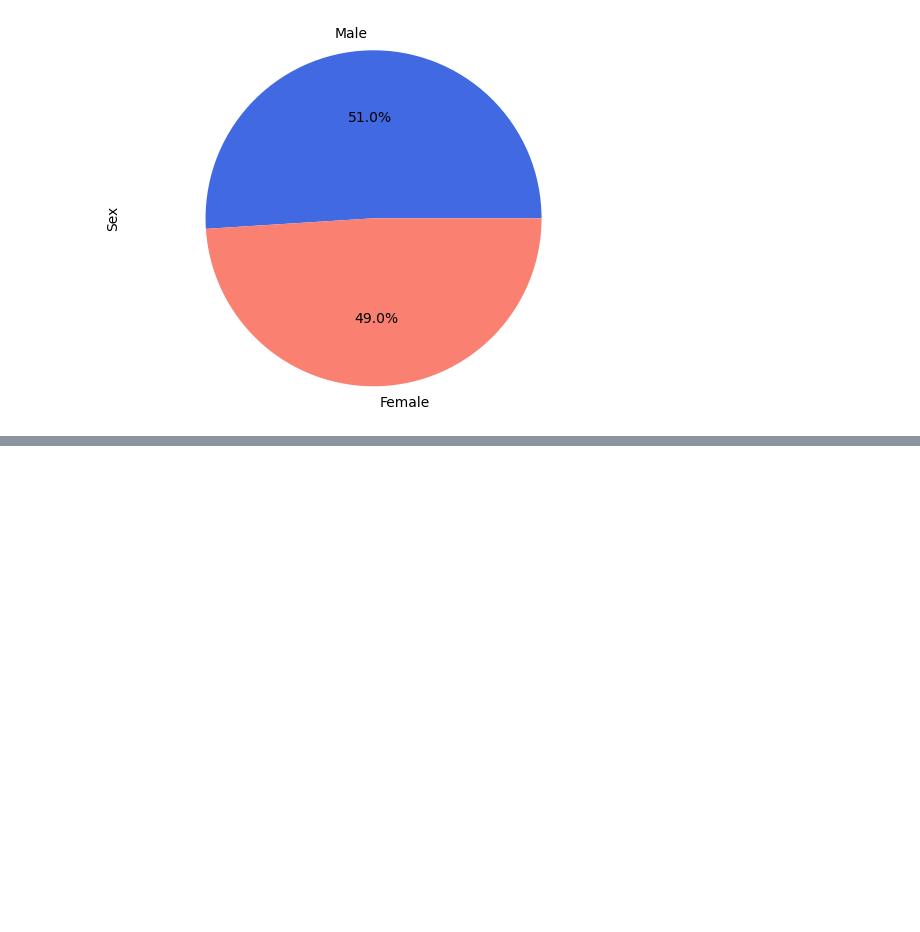
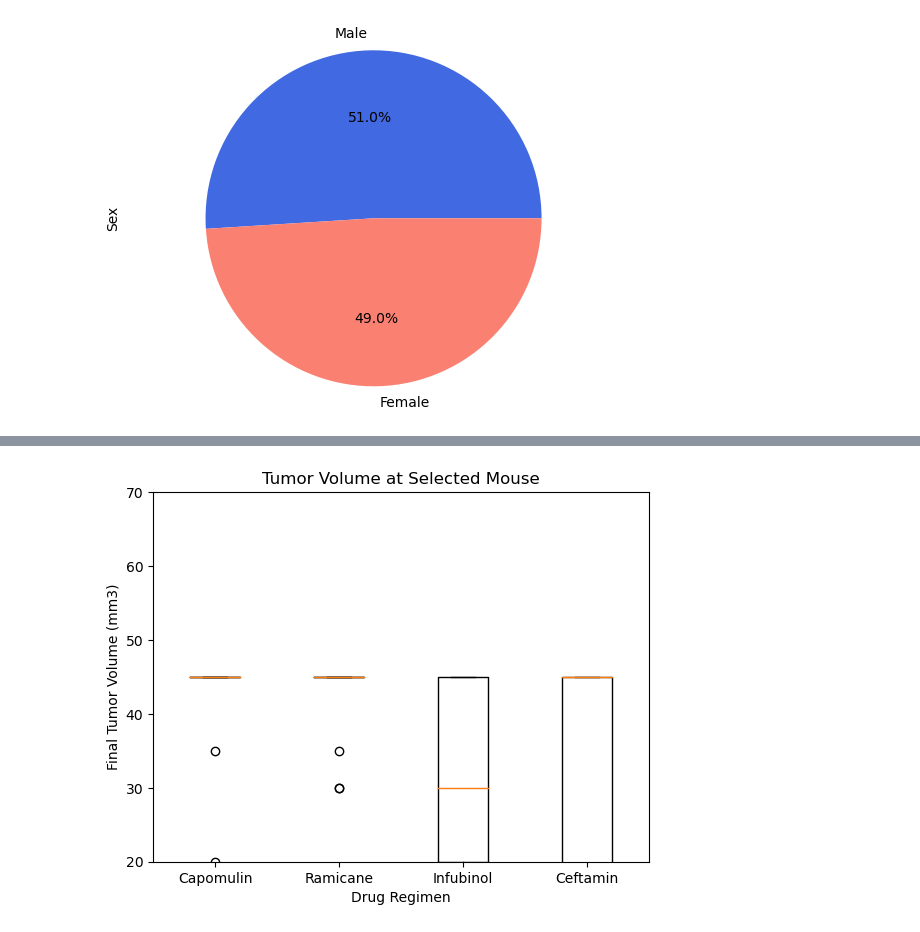
Before and after one commit to agom2429/Mouse-Project, a Jupyter notebook: Maine.ipynb, the cells around one changed output, grey strips where cells are left out. Drawn from its saved outputs; the diff is of its cells as text; code cells hidden in the pictures; blank space fills up the shorter version.

```diff
--- a/Maine.ipynb
+++ b/Maine.ipynb
@@ -187,0 +262,13 @@ Tumor_Vol_Data=[]
+# %%
+data_to_plot = [Capomulin_last, Ramicane_last, Infubinol_last, Ceftamin_last]
+Regimen = ['Capomulin','Ramicane', 'Infubinol','Ceftamin']
+#data_to_plot=data_to_plot.values
+fig1, ax1 = plt.subplots()
+ax1.set_title('Tumor Volume at Selected Mouse')
+ax1.set_ylabel('Final Tumor Volume (mm3)')
+ax1.set_xlabel('Drug Regimen')
+ax1.boxplot(data_to_plot,labels=Regimen, widths = 0.4, vert=True)
+plt.ylim(20,70)
+plt.show()
+# %% [output]
+[figure, added]
```
Also changed, not shown: parts of 9 cells of this notebook.
